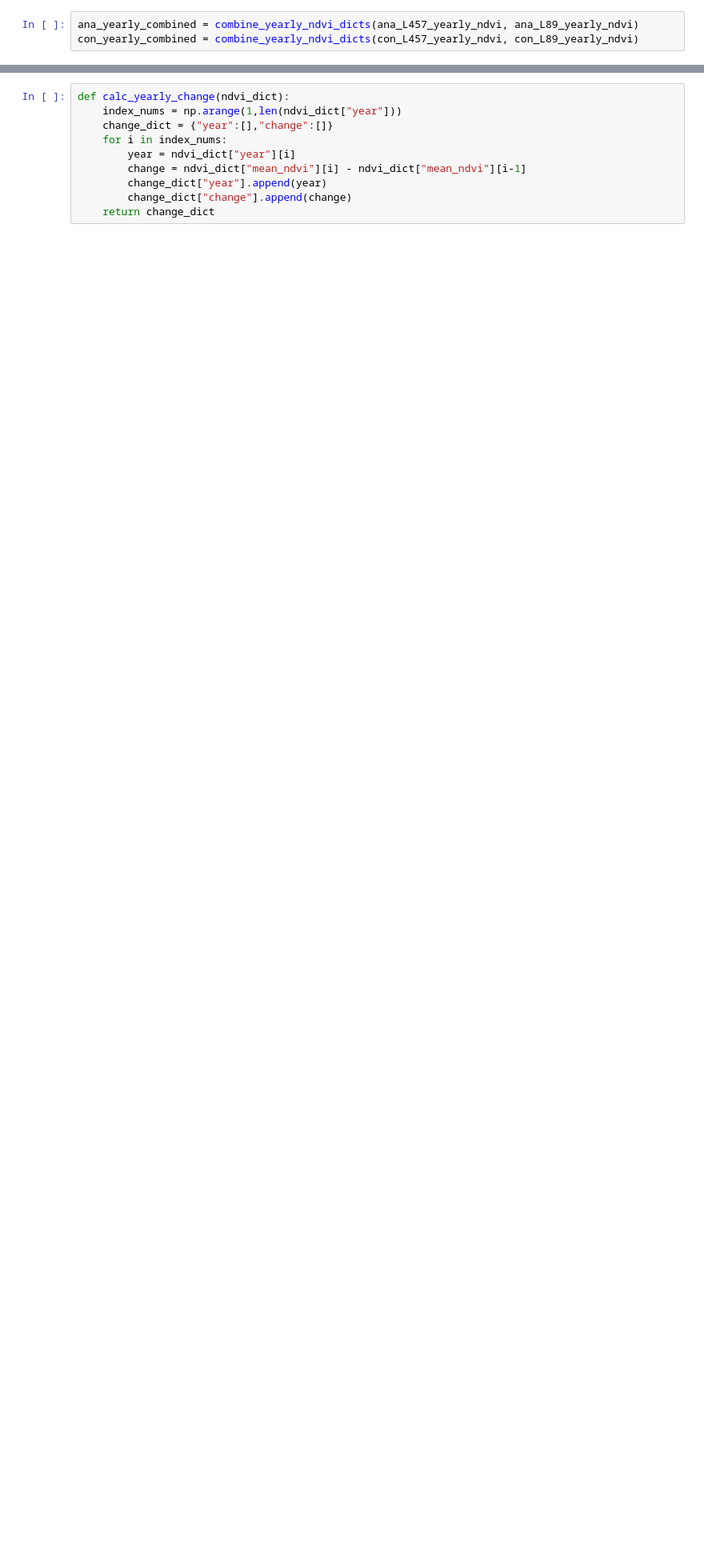
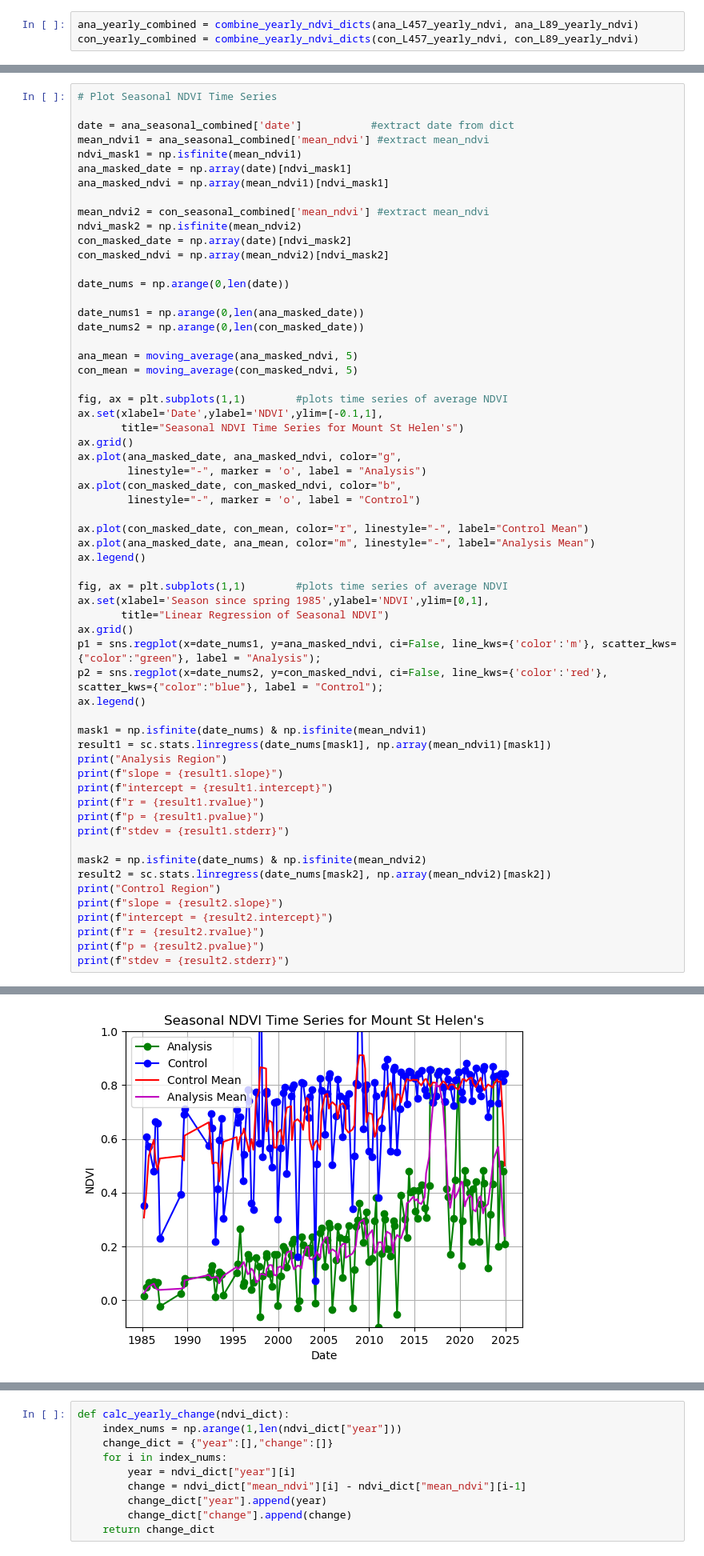
Before and after one commit to abarn275/448-Mt-St-Helens, a Jupyter notebook: 448_Plots.ipynb, the cells around one changed output, grey strips where cells are left out. Shown at 80% size. Cells and saved outputs as stored; diff of their text form; blank space fills up the shorter version.

```diff
--- a/448_Plots.ipynb
+++ b/448_Plots.ipynb
@@ -251,0 +263,61 @@ ax.legend()
+# %%
+# Plot Seasonal NDVI Time Series
+
+date = ana_seasonal_combined['date']           #extract date from dict
+mean_ndvi1 = ana_seasonal_combined['mean_ndvi'] #extract mean_ndvi
+ndvi_mask1 = np.isfinite(mean_ndvi1)
+ana_masked_date = np.array(date)[ndvi_mask1]
+ana_masked_ndvi = np.array(mean_ndvi1)[ndvi_mask1]
+
+mean_ndvi2 = con_seasonal_combined['mean_ndvi'] #extract mean_ndvi
+ndvi_mask2 = np.isfinite(mean_ndvi2)
+con_masked_date = np.array(date)[ndvi_mask2]
+con_masked_ndvi = np.array(mean_ndvi2)[ndvi_mask2]
+
+date_nums = np.arange(0,len(date))
+
+date_nums1 = np.arange(0,len(ana_masked_date))
+date_nums2 = np.arange(0,len(con_masked_date))
+
+ana_mean = moving_average(ana_masked_ndvi, 5)
+con_mean = moving_average(con_masked_ndvi, 5)
+
+fig, ax = plt.subplots(1,1)        #plots time series of average NDVI
+ax.set(xlabel='Date',ylabel='NDVI',ylim=[-0.1,1],
+       title="Seasonal NDVI Time Series for Mount St Helen's")
+ax.grid()
+ax.plot(ana_masked_date, ana_masked_ndvi, color="g",
+        linestyle="-", marker = 'o', label = "Analysis")
+ax.plot(con_masked_date, con_masked_ndvi, color="b",
+        linestyle="-", marker = 'o', label = "Control")
+
+ax.plot(con_masked_date, con_mean, color="r", linestyle="-", label="Control Mean")
+ax.plot(ana_masked_date, ana_mean, color="m", linestyle="-", label="Analysis Mean")
+ax.legend()
+
+fig, ax = plt.subplots(1,1)        #plots time series of average NDVI
+ax.set(xlabel='Season since spring 1985',ylabel='NDVI',ylim=[0,1],
+       title="Linear Regression of Seasonal NDVI")
+ax.grid()
+p1 = sns.regplot(x=date_nums1, y=ana_masked_ndvi, ci=False, line_kws={'color':'m'}, scatter_kws={"color":"green"}, label = "Analysis");
+p2 = sns.regplot(x=date_nums2, y=con_masked_ndvi, ci=False, line_kws={'color':'red'}, scatter_kws={"color":"blue"}, label = "Control");
+ax.legend()
+
+mask1 = np.isfinite(date_nums) & np.isfinite(mean_ndvi1)
+result1 = sc.stats.linregress(date_nums[mask1], np.array(mean_ndvi1)[mask1])
+print("Analysis Region")
+print(f"slope = {result1.slope}")
+print(f"intercept = {result1.intercept}")
+print(f"r = {result1.rvalue}")
+print(f"p = {result1.pvalue}")
+print(f"stdev = {result1.stderr}")
+
+mask2 = np.isfinite(date_nums) & np.isfinite(mean_ndvi2)
+result2 = sc.stats.linregress(date_nums[mask2], np.array(mean_ndvi2)[mask2])
+print("Control Region")
+print(f"slope = {result2.slope}")
+print(f"intercept = {result2.intercept}")
+print(f"r = {result2.rvalue}")
+print(f"p = {result2.pvalue}")
+print(f"stdev = {result2.stderr}")
+# %% [output]
@@ -251,0 +336 @@ ax.legend()
+[figure, added]
```
Also changed, not shown: parts of 21 cells of this notebook, 2 other files.
